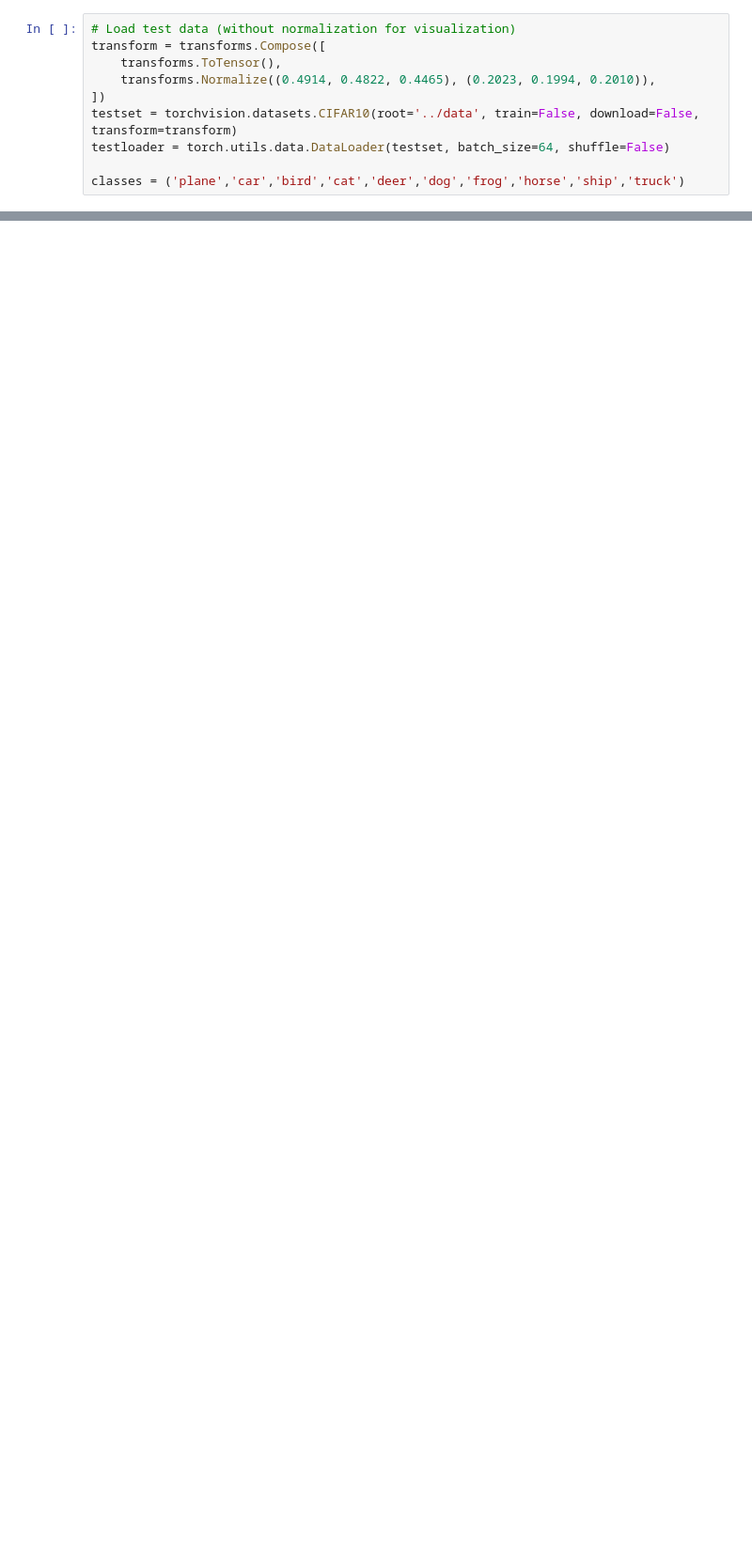
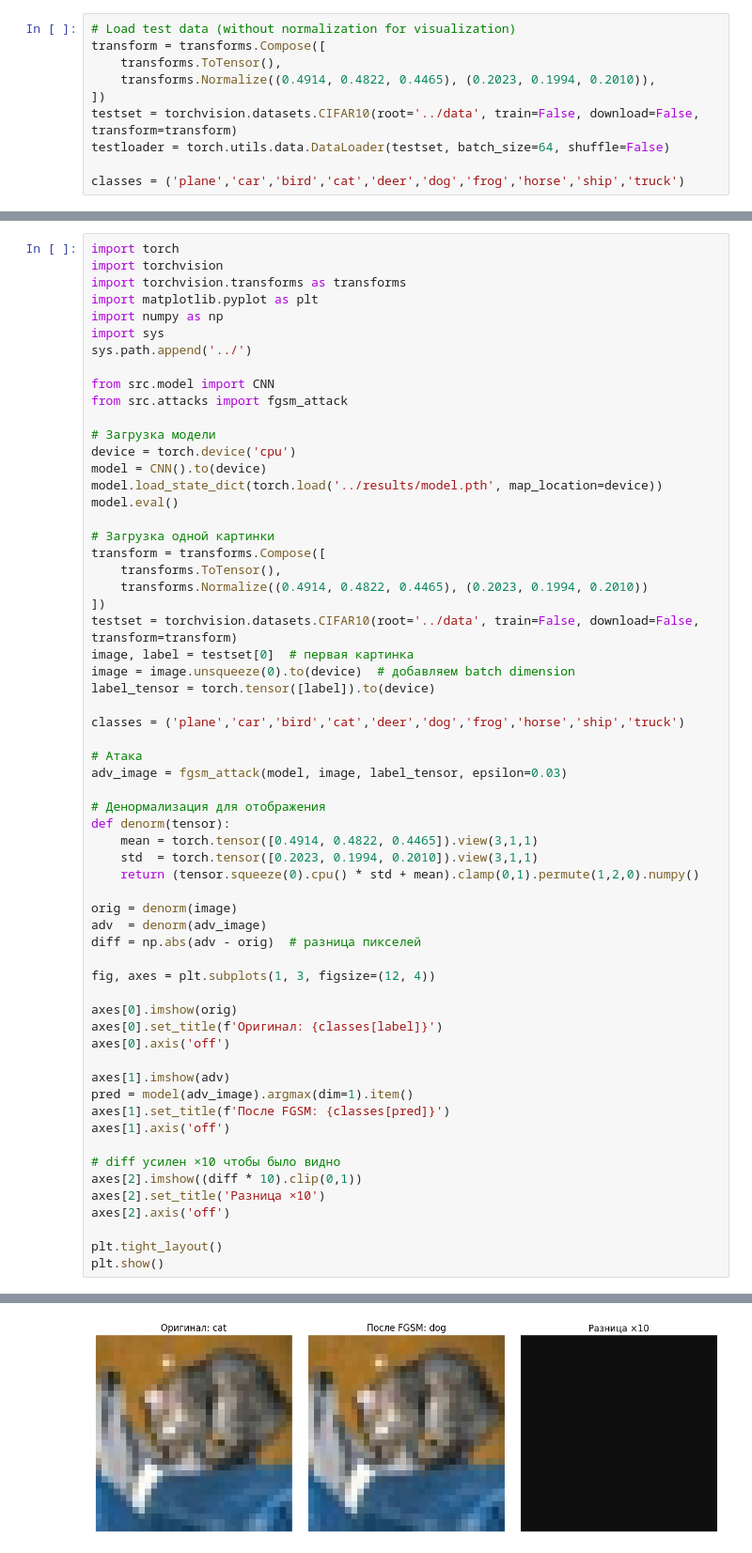
Before and after one commit to d1nt4s/adversarial-ga-attack, a Jupyter notebook: notebooks/02_baseline_attacks.ipynb, the cells around one changed output, grey strips where cells are left out. Shown at 94% size. Cells and saved outputs as stored; diff of their text form; blank space fills up the shorter version.

```diff
--- a/notebooks/02_baseline_attacks.ipynb
+++ b/notebooks/02_baseline_attacks.ipynb
@@ -90,0 +104,62 @@ plt.show()
+# %%
+import torch
+import torchvision
+import torchvision.transforms as transforms
+import matplotlib.pyplot as plt
+import numpy as np
+import sys
+sys.path.append('../')
+
+from src.model import CNN
+from src.attacks import fgsm_attack
+
+# Загрузка модели
+device = torch.device('cpu')
+model = CNN().to(device)
+model.load_state_dict(torch.load('../results/model.pth', map_location=device))
+model.eval()
+
+# Загрузка одной картинки
+transform = transforms.Compose([
+    transforms.ToTensor(),
+    transforms.Normalize((0.4914, 0.4822, 0.4465), (0.2023, 0.1994, 0.2010))
+])
+testset = torchvision.datasets.CIFAR10(root='../data', train=False, download=False, transform=transform)
+image, label = testset[0]  # первая картинка
+image = image.unsqueeze(0).to(device)  # добавляем batch dimension
+label_tensor = torch.tensor([label]).to(device)
+
+classes = ('plane','car','bird','cat','deer','dog','frog','horse','ship','truck')
+
+# Атака
+adv_image = fgsm_attack(model, image, label_tensor, epsilon=0.03)
+
+# Денормализация для отображения
+def denorm(tensor):
+    mean = torch.tensor([0.4914, 0.4822, 0.4465]).view(3,1,1)
+    std  = torch.tensor([0.2023, 0.1994, 0.2010]).view(3,1,1)
+    return (tensor.squeeze(0).cpu() * std + mean).clamp(0,1).permute(1,2,0).numpy()
+
+orig = denorm(image)
+adv  = denorm(adv_image)
+diff = np.abs(adv - orig)  # разница пикселей
+
+fig, axes = plt.subplots(1, 3, figsize=(12, 4))
+
+axes[0].imshow(orig)
+axes[0].set_title(f'Оригинал: {classes[label]}')
+axes[0].axis('off')
+
+axes[1].imshow(adv)
+pred = model(adv_image).argmax(dim=1).item()
+axes[1].set_title(f'После FGSM: {classes[pred]}')
+axes[1].axis('off')
+
+# diff усилен ×10 чтобы было видно
+axes[2].imshow((diff * 10).clip(0,1))
+axes[2].set_title('Разница ×10')
+axes[2].axis('off')
+
+plt.tight_layout()
+plt.show()
+# %% [output]
@@ -90,0 +167 @@ plt.show()
+[figure, added]
```
Also changed, not shown: parts of 10 cells of this notebook, 1 other file.
